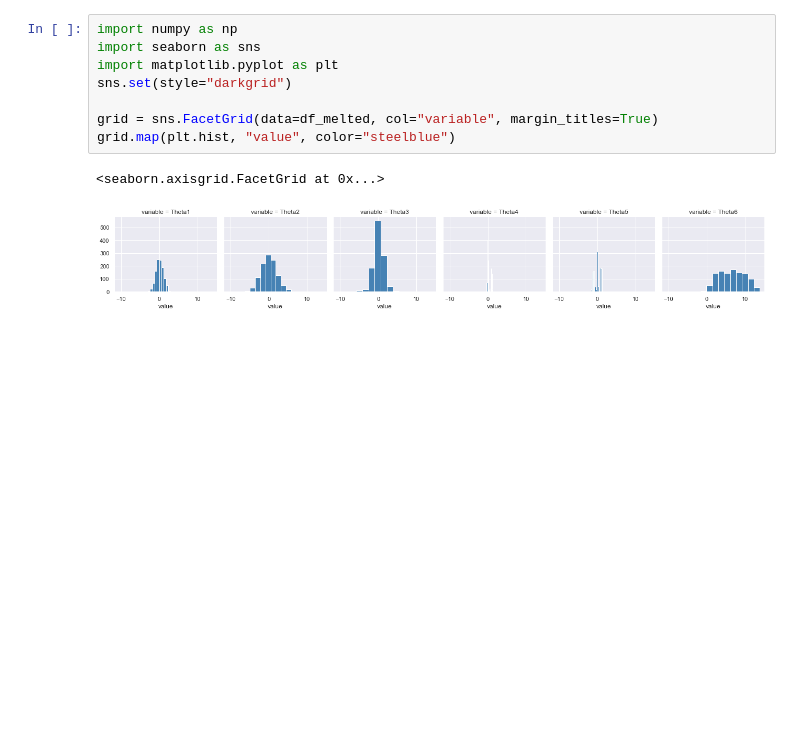
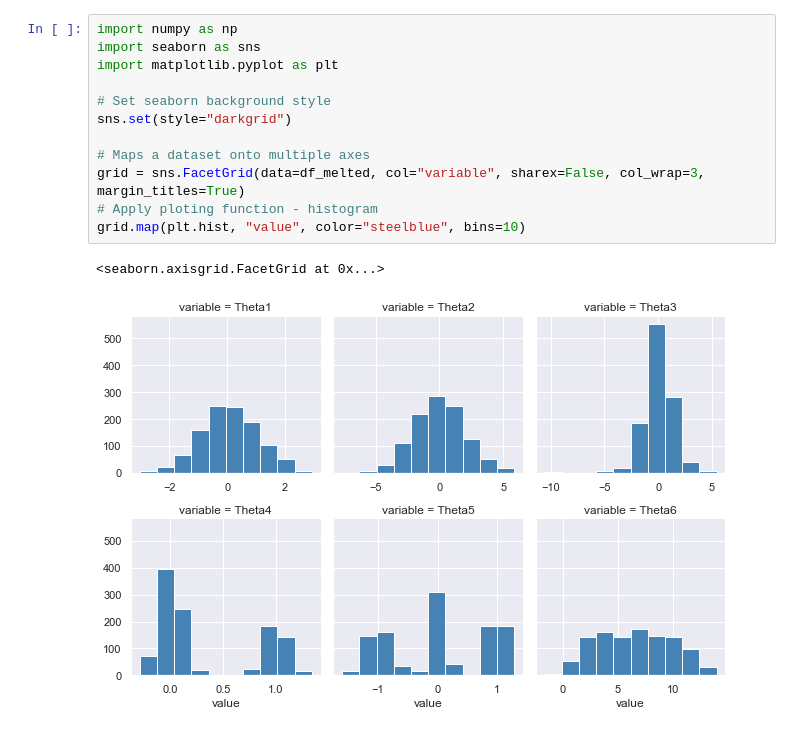
Before and after one commit to mmoskala07/Data-Analytics-Scripts, a Jupyter notebook: Lab 1 - Python review/Lesson 1.ipynb, the cells around one changed output. Saved outputs shown, nothing was run; the diff lists cells and outputs as text; blank space fills up the shorter version.

```diff
--- a/Lab 1 - Python review/Lesson 1.ipynb
+++ b/Lab 1 - Python review/Lesson 1.ipynb
@@ -70,11 +94,15 @@ df_melted
 # %%
 import numpy as np
 import seaborn as sns
 import matplotlib.pyplot as plt
+
+# Set seaborn background style
 sns.set(style="darkgrid")
 
-grid = sns.FacetGrid(data=df_melted, col="variable", margin_titles=True)
-grid.map(plt.hist, "value", color="steelblue")
+# Maps a dataset onto multiple axes
+grid = sns.FacetGrid(data=df_melted, col="variable", sharex=False, col_wrap=3, margin_titles=True)
+# Apply ploting function - histogram
+grid.map(plt.hist, "value", color="steelblue", bins=10)
 # %% [output]
 <seaborn.axisgrid.FacetGrid at 0x...>
-[figure, old version]
+[figure, new version]
```
Also changed, not shown: parts of 13 cells of this notebook, 1 other file.
